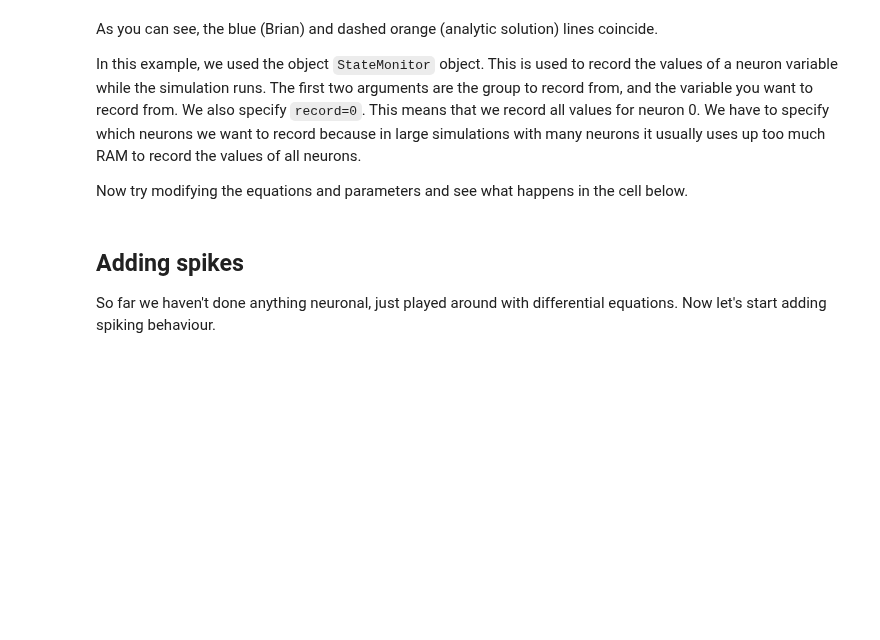
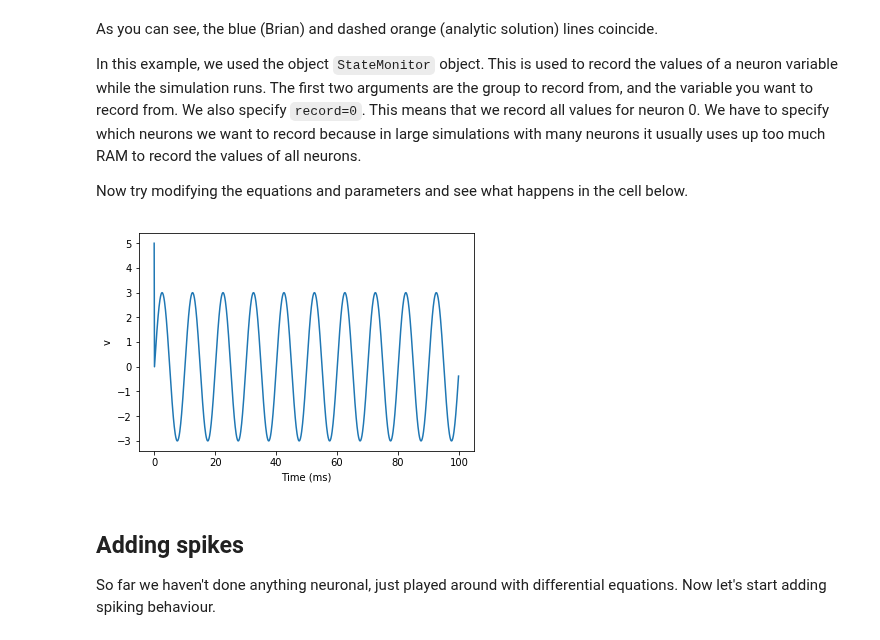
Before and after one commit to mackelab/msne-lsmlsda-2019, a Jupyter notebook: exercises/week2_intro_to_brian/1-intro-to-brian-neurons.ipynb, the cells around one changed output. Drawn from its saved outputs; the diff is of its cells as text; code cells hidden in the pictures; blank space fills up the shorter version.

```diff
--- a/exercises/week2_intro_to_brian/1-intro-to-brian-neurons.ipynb
+++ b/exercises/week2_intro_to_brian/1-intro-to-brian-neurons.ipynb
@@ -138,22 +166,24 @@ Now try modifying the equations and parameters and see what happens in the cell
 # %%
 start_scope()
 
-tau = 10*ms
+tau = 5*ms
 eqs = '''
-dv/dt = (sin(2*pi*100*Hz*t)-v)/tau : 1
+dv/dt = (3*sin(2*pi*100*Hz*t)-v)/tau : 1
 '''
 
 # Change to Euler method because exact integrator doesn't work here
 G = NeuronGroup(1, eqs, method='euler')
 M = StateMonitor(G, 'v', record=0)
 
 G.v = 5 # initial value
 
-run(60*ms)
+run(100*ms)
 
 plot(M.t/ms, M.v[0])
 xlabel('Time (ms)')
 ylabel('v');
+# %% [output]
+[figure, added]
 # %% [markdown]
 ## Adding spikes
 
```
Also changed, not shown: parts of 16 cells of this notebook.
